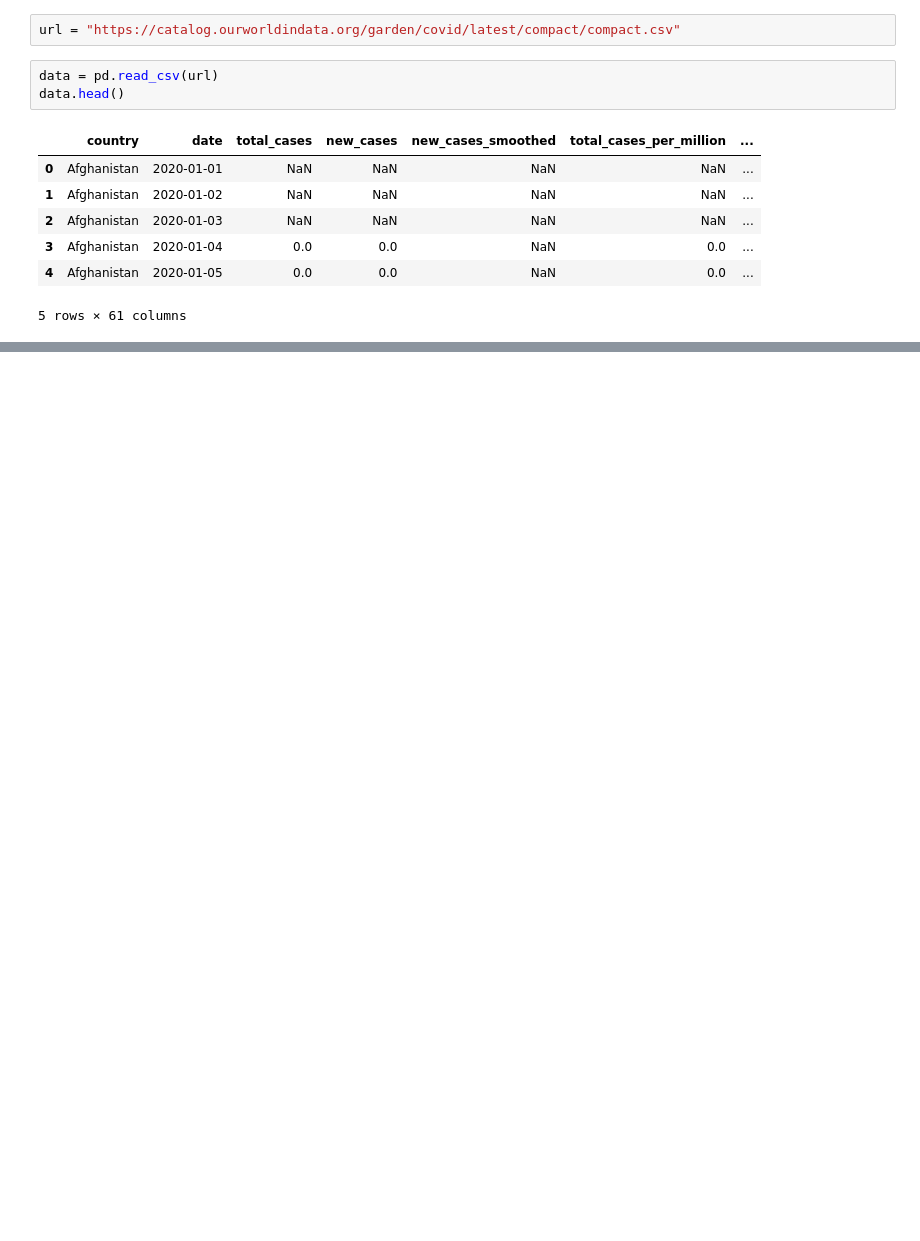
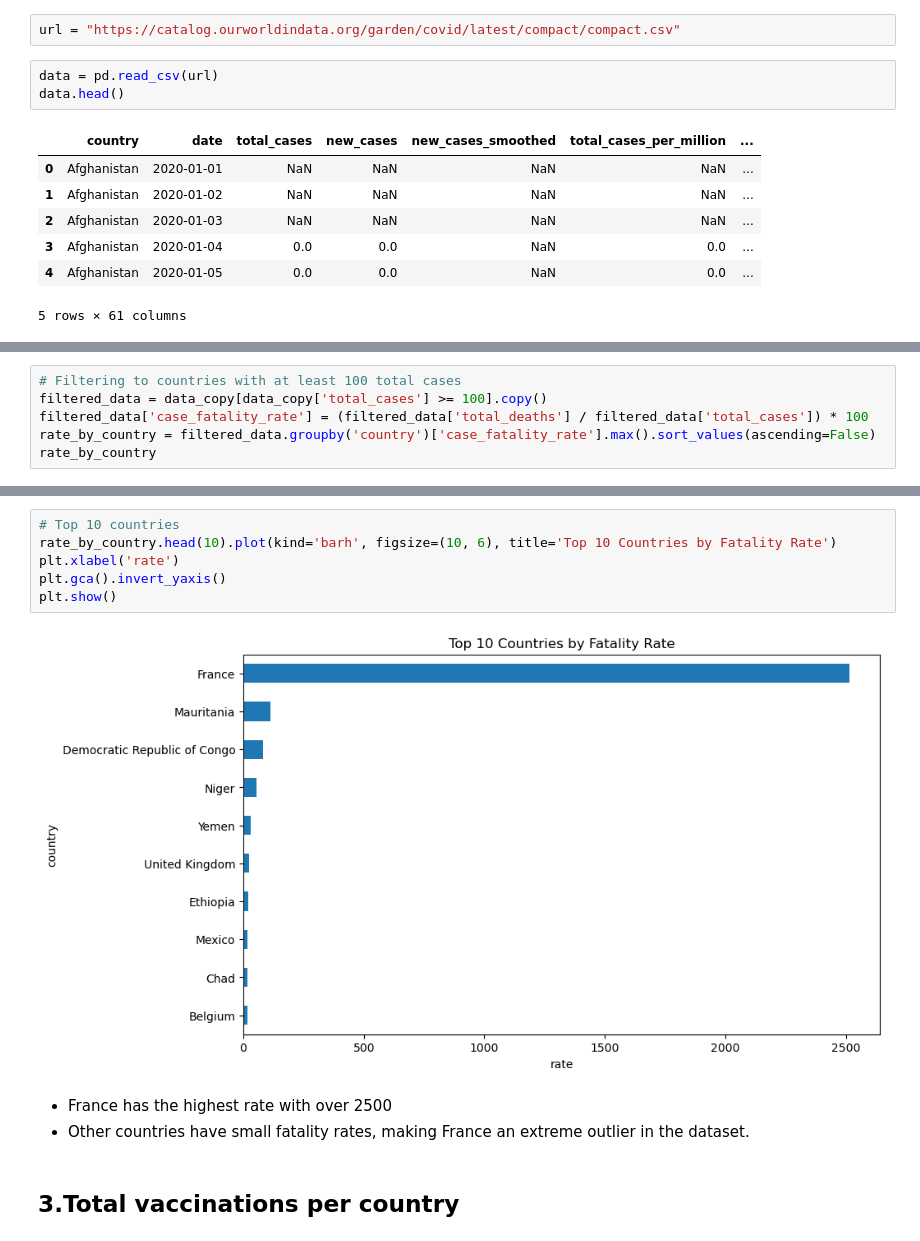
Before and after one commit to FAITHKAMANDE/COVID--19-Project, a Jupyter notebook: Project 1.ipynb, the cells around one changed output, grey strips where cells are left out. Cells and saved outputs as stored; diff of their text form; blank space fills up the shorter version.

```diff
--- a/Project 1.ipynb
+++ b/Project 1.ipynb
@@ -15,0 +317,6 @@ data.head()
+# %%
+# Filtering to countries with at least 100 total cases
+filtered_data = data_copy[data_copy['total_cases'] >= 100].copy()
+filtered_data['case_fatality_rate'] = (filtered_data['total_deaths'] / filtered_data['total_cases']) * 100
+rate_by_country = filtered_data.groupby('country')['case_fatality_rate'].max().sort_values(ascending=False)
+rate_by_country
@@ -15,0 +337,13 @@ data.head()
+# %%
+# Top 10 countries
+rate_by_country.head(10).plot(kind='barh', figsize=(10, 6), title='Top 10 Countries by Fatality Rate')
+plt.xlabel('rate')
+plt.gca().invert_yaxis()
+plt.show()
+# %% [output]
+[figure, added]
+# %% [markdown]
+- France has the highest rate with over 2500
+- Other countries have small fatality rates, making France an extreme outlier in the dataset.
+# %% [markdown]
+## 3.Total vaccinations per country
```
Also changed, not shown: parts of 40 cells of this notebook.
